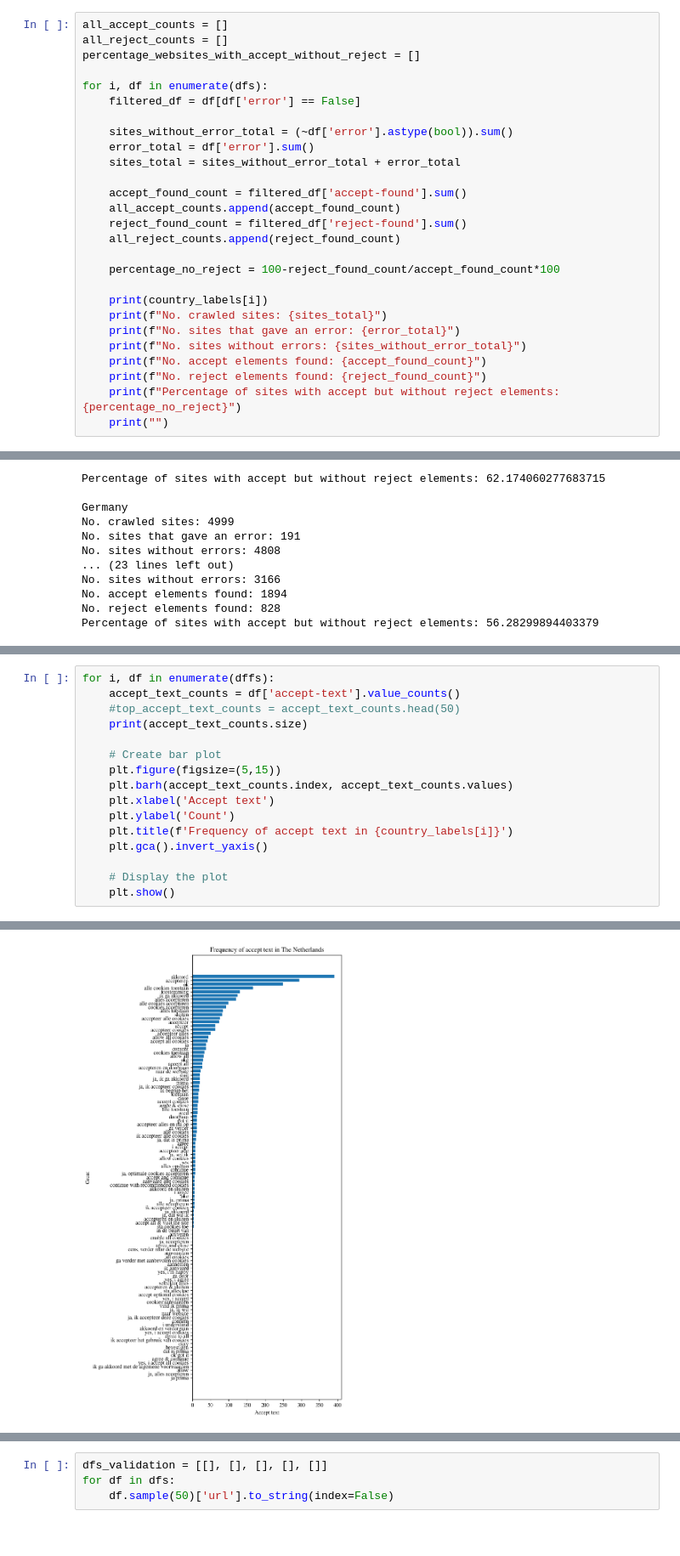
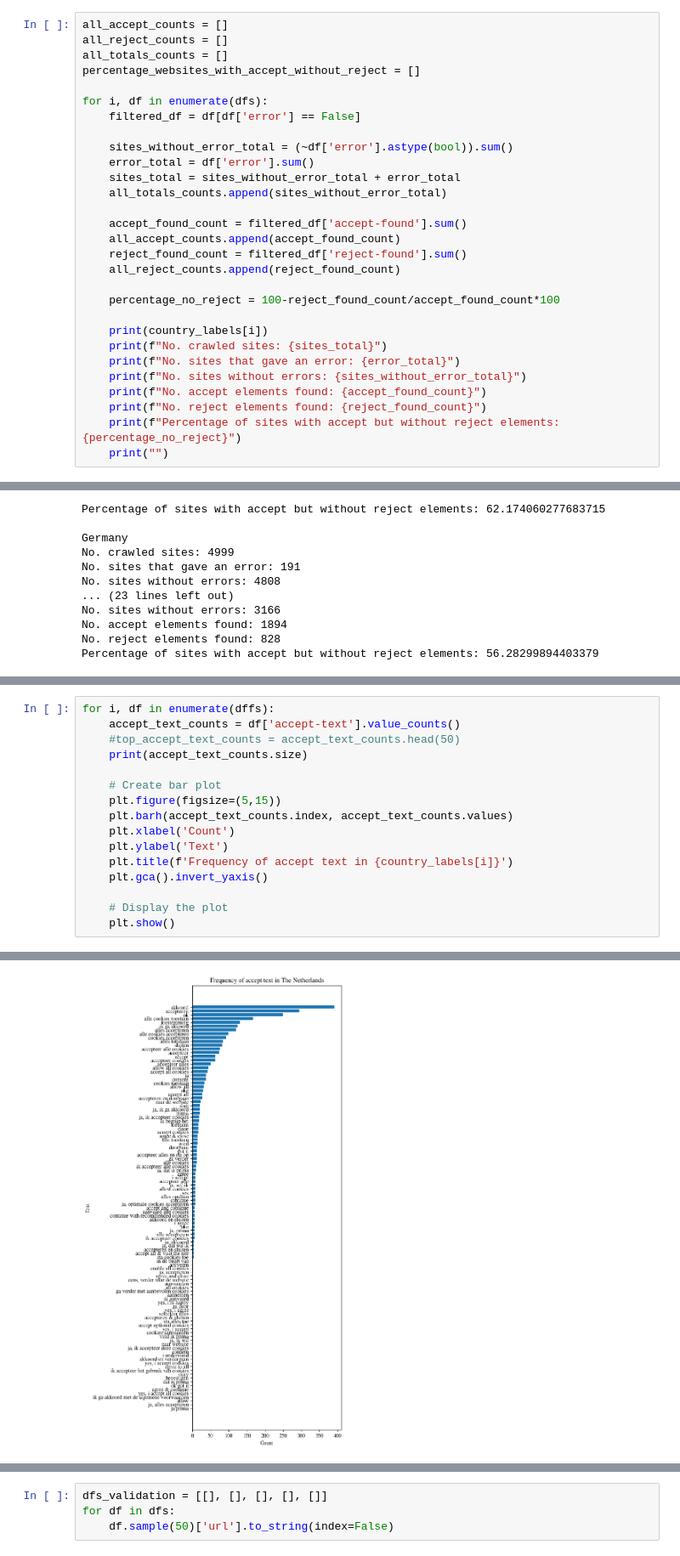
Before and after one commit to G1zm0K/bachelor-thesis, a Jupyter notebook: Data_analysis.ipynb, the cells around one changed output, grey strips where cells are left out. Shown at 85% size. Cells and saved outputs as stored; diff of their text form.

```diff
--- a/Data_analysis.ipynb
+++ b/Data_analysis.ipynb
@@ -66,6 +86,7 @@ Total reject found: 6016
 # %%
 all_accept_counts = []
 all_reject_counts = []
+all_totals_counts = []
 percentage_websites_with_accept_without_reject = []
 
 for i, df in enumerate(dfs):
@@ -74,6 +95,7 @@ for i, df in enumerate(dfs):
     sites_without_error_total = (~df['error'].astype(bool)).sum()
     error_total = df['error'].sum()
     sites_total = sites_without_error_total + error_total
+    all_totals_counts.append(sites_without_error_total)
 
     accept_found_count = filtered_df['accept-found'].sum()
     all_accept_counts.append(accept_found_count)
@@ -136,20 +168,20 @@ plt.show()
 # %%
 for i, df in enumerate(dffs):
     accept_text_counts = df['accept-text'].value_counts()
     #top_accept_text_counts = accept_text_counts.head(50)
     print(accept_text_counts.size)
 
     # Create bar plot
     plt.figure(figsize=(5,15))
     plt.barh(accept_text_counts.index, accept_text_counts.values)
-    plt.xlabel('Accept text')
-    plt.ylabel('Count')
+    plt.xlabel('Count')
+    plt.ylabel('Text')
     plt.title(f'Frequency of accept text in {country_labels[i]}')
     plt.gca().invert_yaxis()
 
     # Display the plot
     plt.show()
 # %% [output]
 107
-[figure, old version]
+[figure, new version]
 107
```
Also changed, not shown: parts of 14 cells of this notebook.
